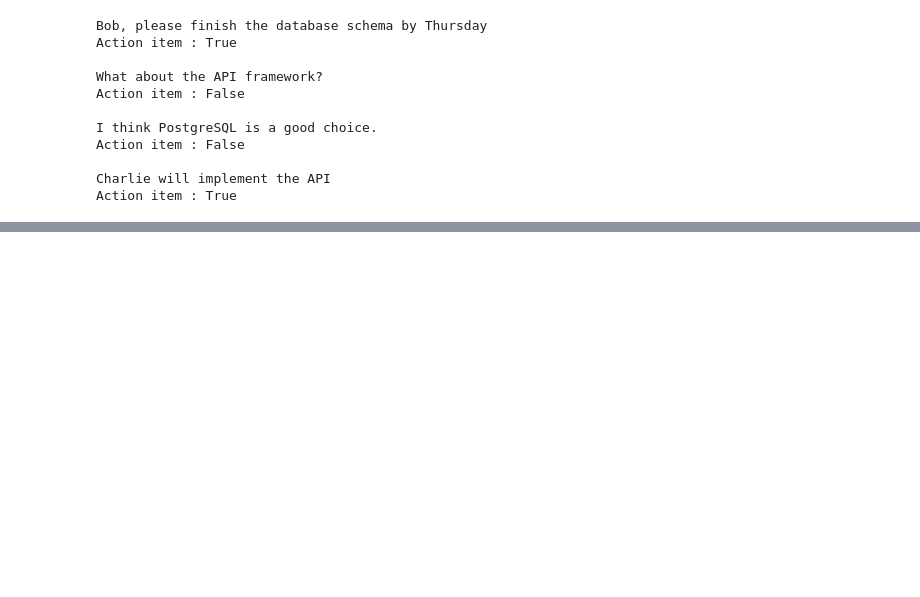
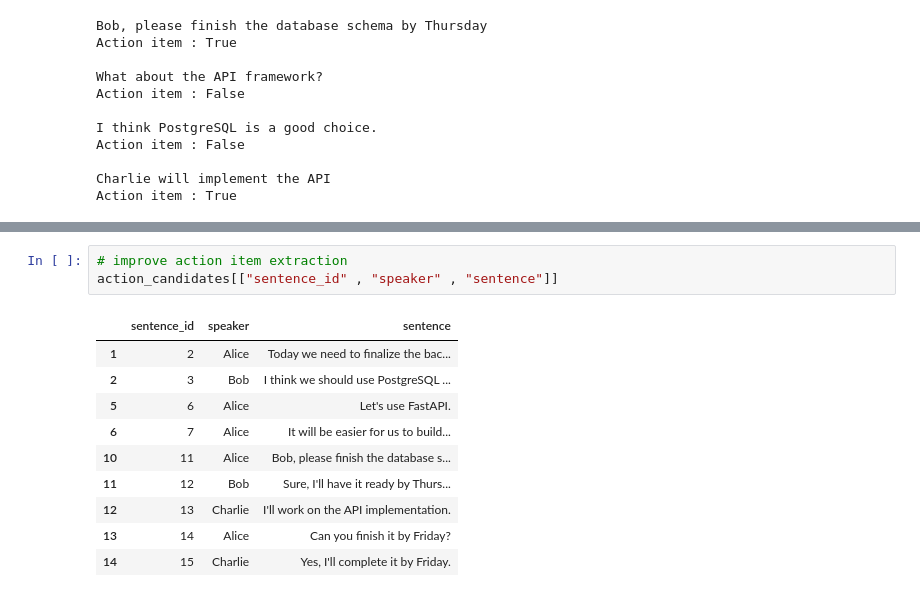
Before and after one commit to umang0015/Meeting-Intelligence-System, a Jupyter notebook: Meeting_Intelligence_System.ipynb, the cells around one changed output, grey strips where cells are left out. Cells and saved outputs as stored; diff of their text form; blank space fills up the shorter version.

```diff
--- a/Meeting_Intelligence_System.ipynb
+++ b/Meeting_Intelligence_System.ipynb
@@ -535,0 +580,14 @@ action_candidates[
+# %%
+# improve action item extraction
+action_candidates[["sentence_id" , "speaker" , "sentence"]]
+# %% [output]
+|  | sentence_id | speaker | sentence |
+| 1 | 2 | Alice | Today we need to finalize the bac... |
+| 2 | 3 | Bob | I think we should use PostgreSQL ... |
+| 5 | 6 | Alice | Let's use FastAPI. |
+| 6 | 7 | Alice | It will be easier for us to build... |
+| 10 | 11 | Alice | Bob, please finish the database s... |
+| 11 | 12 | Bob | Sure, I'll have it ready by Thurs... |
+| 12 | 13 | Charlie | I'll work on the API implementation. |
+| 13 | 14 | Alice | Can you finish it by Friday? |
+| 14 | 15 | Charlie | Yes, I'll complete it by Friday. |
```
Also changed, not shown: parts of 9 cells of this notebook.
